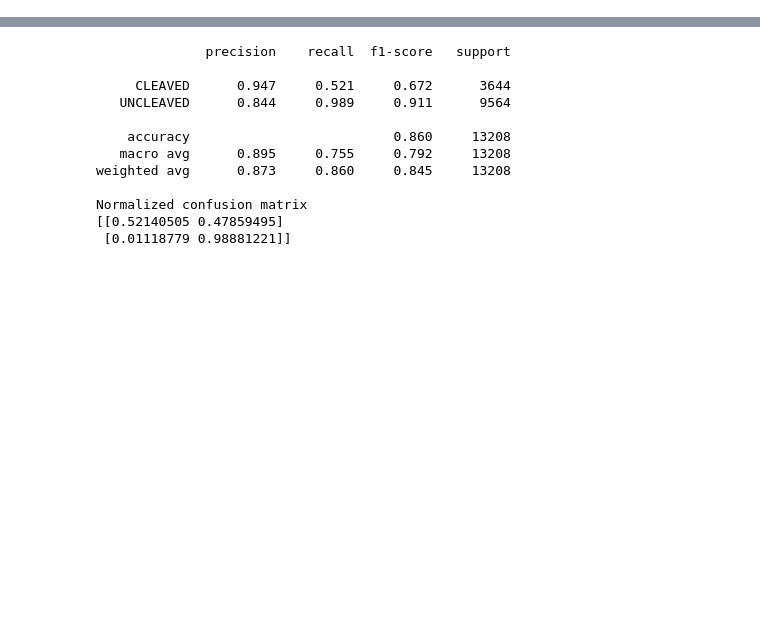
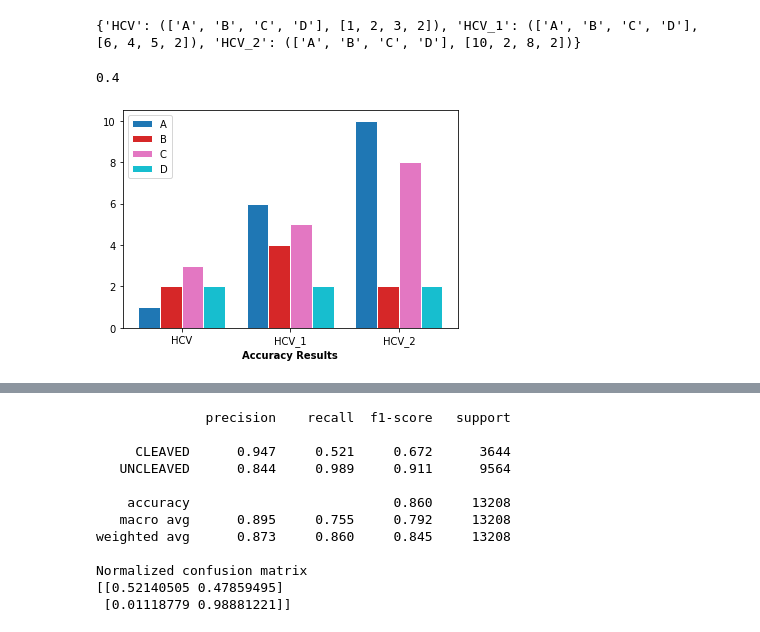
Before and after one commit to SamuelStentz/Graph-Convolutional-Neural-Network, a Jupyter notebook: Analysis/Analysis.ipynb, the cells around one changed output, grey strips where cells are left out. Saved outputs shown, nothing was run; the diff lists cells and outputs as text; code cells hidden in the pictures; blank space fills up the shorter version.

```diff
--- a/Analysis/Analysis.ipynb
+++ b/Analysis/Analysis.ipynb
@@ -8 +10,13 @@ import analysis
+# %%
+dataset_dict = {"HCV":(["A", "B", "C", "D"], [1, 2, 3, 2]),
+               "HCV_1":(["A", "B", "C", "D"], [6, 4, 5, 2]),
+               "HCV_2":(["A", "B", "C", "D"], [10, 2, 8, 2])}
+print(dataset_dict)
+# %% [output]
+{'HCV': (['A', 'B', 'C', 'D'], [1, 2, 3, 2]), 'HCV_1': (['A', 'B', 'C', 'D'], [6, 4, 5, 2]), 'HCV_2': (['A', 'B', 'C', 'D'], [10, 2, 8, 2])}
+# %%
+analysis.plot_barchart(dataset_dict)
+# %% [output]
+0.4
+[figure, added]
 # %%
```
Also changed, not shown: parts of 14 cells of this notebook, 5 other files.
